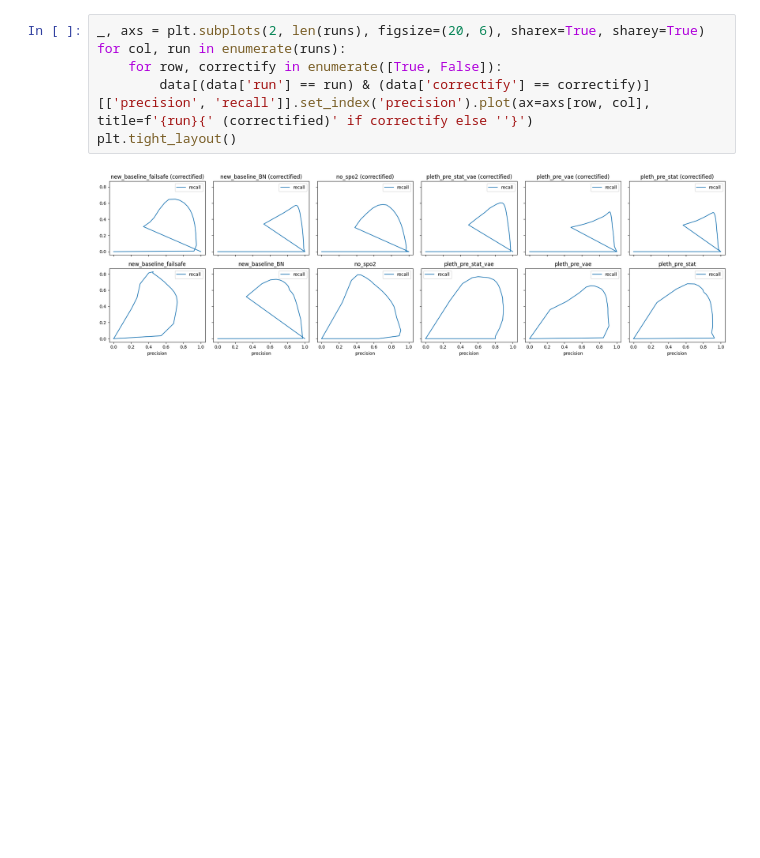
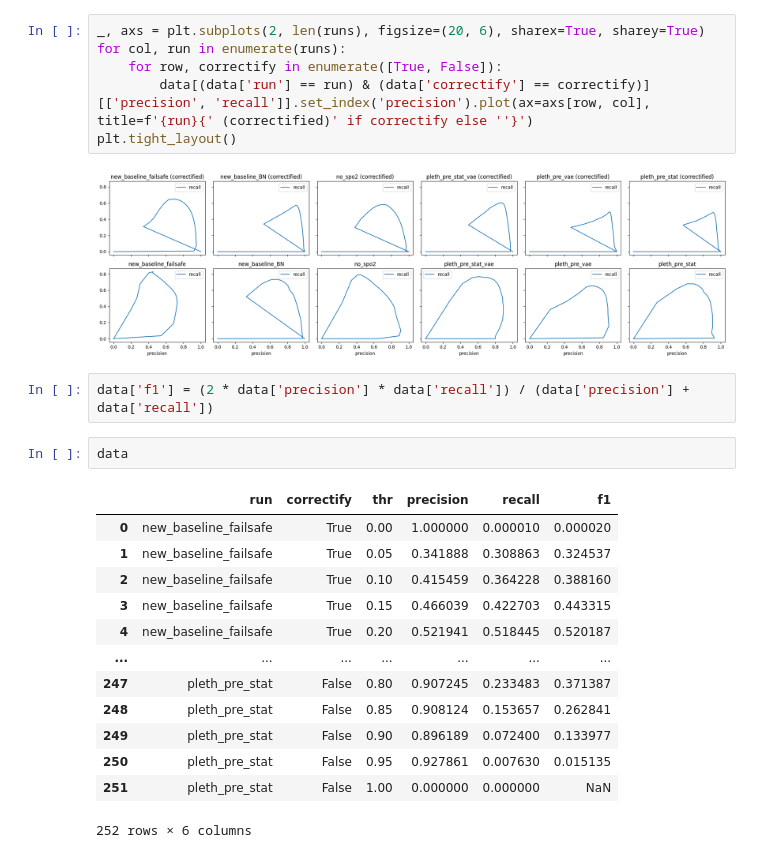
Before and after one commit to JulianBvW/Wearable-Sleep-Event-Detection, a Jupyter notebook: Notebooks/33_prec_rec_curve_with_metric.ipynb, the cells around one changed output. Saved outputs shown, nothing was run; the diff lists cells and outputs as text; blank space fills up the shorter version.

```diff
--- a/Notebooks/33_prec_rec_curve_with_metric.ipynb
+++ b/Notebooks/33_prec_rec_curve_with_metric.ipynb
@@ -25,3 +25,21 @@ for col, run in enumerate(runs):
 plt.tight_layout()
 # %% [output]
 [figure]
+# %%
+data['f1'] = (2 * data['precision'] * data['recall']) / (data['precision'] + data['recall'])
+# %%
+data
+# %% [output]
+|  | run | correctify | thr | precision | recall | f1 |
+| 0 | new_baseline_failsafe | True | 0.00 | 1.000000 | 0.000010 | 0.000020 |
+| 1 | new_baseline_failsafe | True | 0.05 | 0.341888 | 0.308863 | 0.324537 |
+| 2 | new_baseline_failsafe | True | 0.10 | 0.415459 | 0.364228 | 0.388160 |
+| 3 | new_baseline_failsafe | True | 0.15 | 0.466039 | 0.422703 | 0.443315 |
+| 4 | new_baseline_failsafe | True | 0.20 | 0.521941 | 0.518445 | 0.520187 |
+| ... | ... | ... | ... | ... | ... | ... |
+| 247 | pleth_pre_stat | False | 0.80 | 0.907245 | 0.233483 | 0.371387 |
+| 248 | pleth_pre_stat | False | 0.85 | 0.908124 | 0.153657 | 0.262841 |
+| 249 | pleth_pre_stat | False | 0.90 | 0.896189 | 0.072400 | 0.133977 |
+| 250 | pleth_pre_stat | False | 0.95 | 0.927861 | 0.007630 | 0.015135 |
+| 251 | pleth_pre_stat | False | 1.00 | 0.000000 | 0.000000 | NaN |
+252 rows × 6 columns
```
Also changed, not shown: parts of 2 cells of this notebook.
